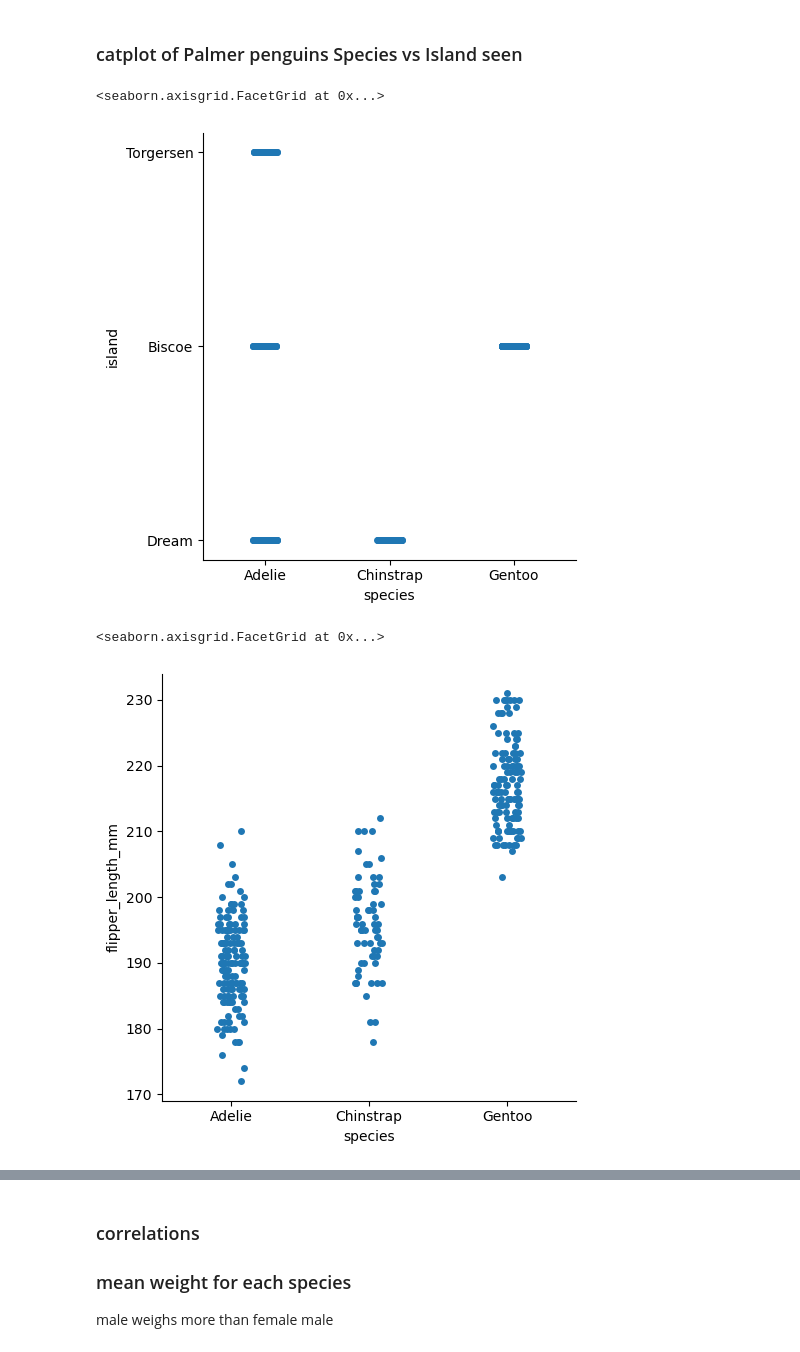
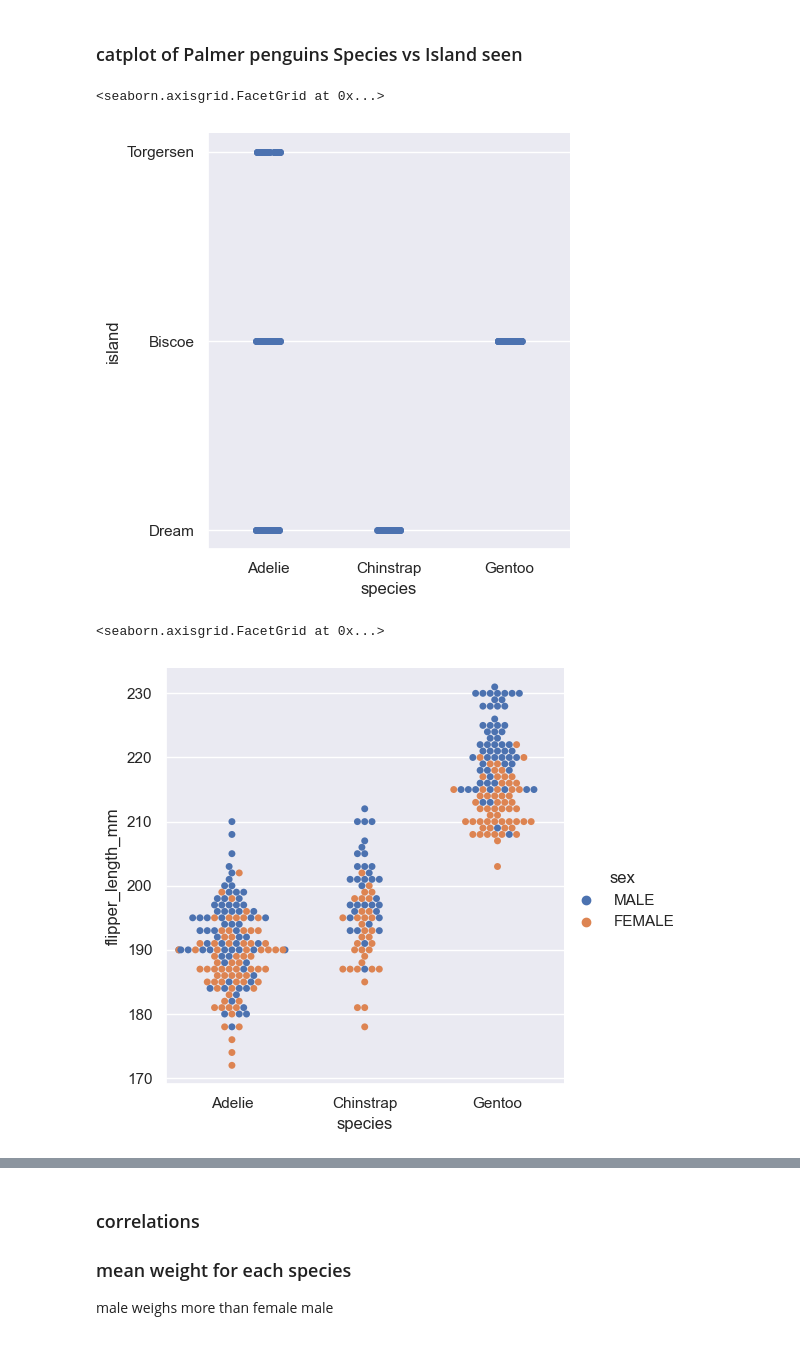
Before and after one commit to Gtalen/data-analytics, a Jupyter notebook: penguins.ipynb, the cells around one changed output, grey strips where cells are left out. Drawn from its saved outputs; the diff is of its cells as text; code cells hidden in the pictures.

Commit message:
more plots

```diff
--- a/penguins.ipynb
+++ b/penguins.ipynb
@@ -13,9 +13,10 @@ Pandas was used for exploring the dataframe, Numpy - numerical arrays was utiliz
 # %%
 #importing the libraries
 import pandas as pd
+import numpy as np
 import matplotlib.pyplot as plt
-import numpy as np
 import seaborn as sns
+sns.set_theme() #setting seaborn as default style for plots when using matplotlib
 print (np.__version__)
 # %% [output]
 1.24.3
@@ -324,12 +338,12 @@ sns.catplot(data=penguin, x="island", y="species")
 sns.catplot(data=penguin, x='species', y='island')
 # %% [output]
 <seaborn.axisgrid.FacetGrid at 0x...>
-[figure, old version]
+[figure, new version]
 # %%
-sns.catplot(data=penguin, x= 'species', y= 'flipper_length_mm')
+sns.catplot(data=penguin, x= 'species', y= 'flipper_length_mm', hue = 'sex', kind = 'swarm')
 # %% [output]
 <seaborn.axisgrid.FacetGrid at 0x...>
-[figure, old version]
+[figure, new version]
 # %%
 sns.catplot(data=penguin, x= 'species', y= 'sex')
 # %% [output]
```
Also changed, not shown: parts of 20 cells of this notebook.
